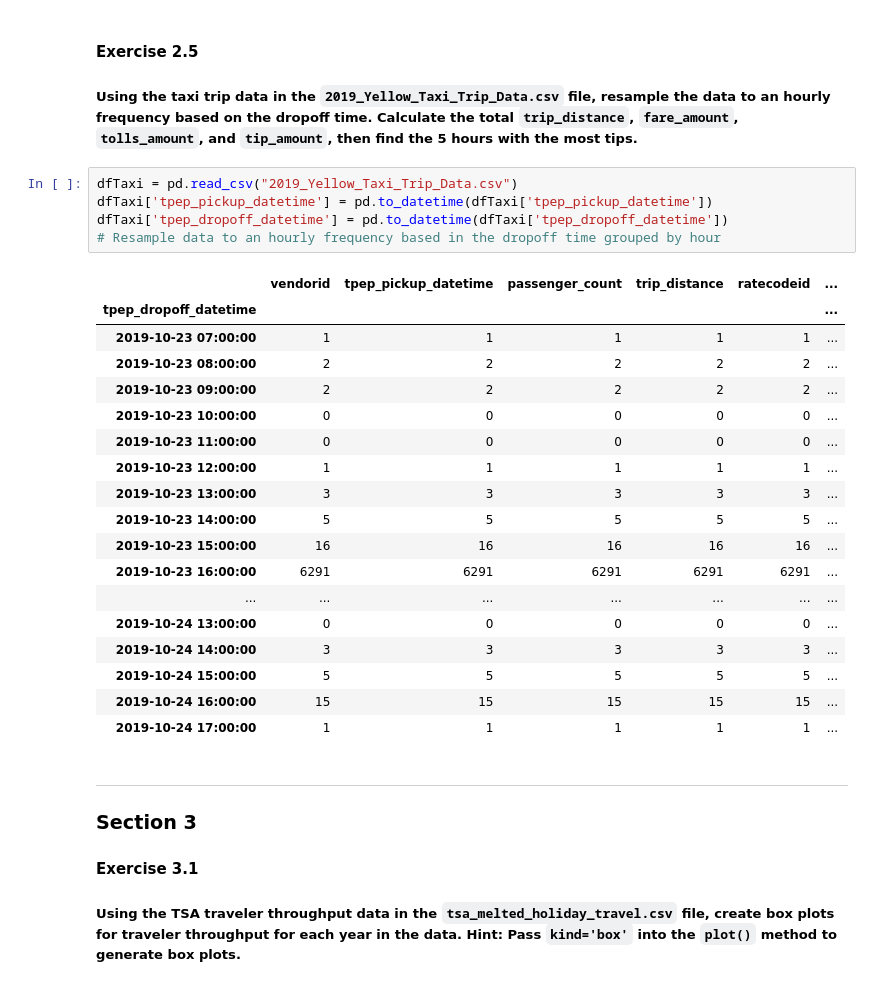
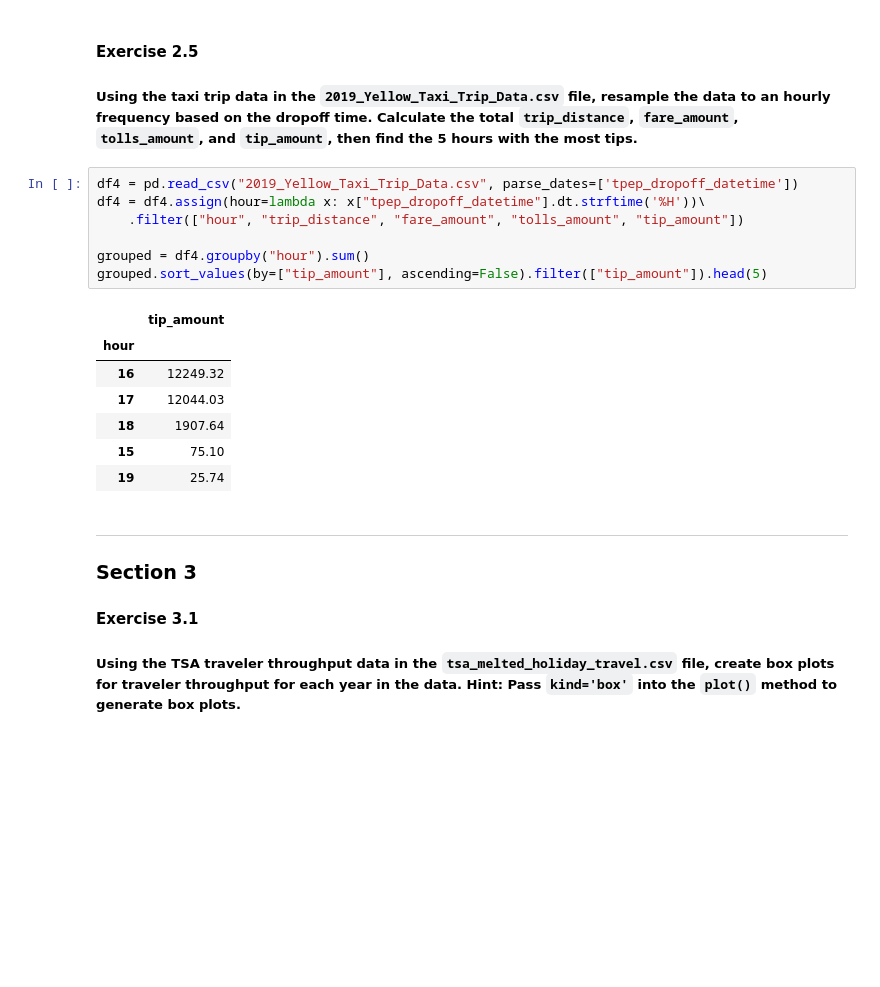
Before and after one commit to aeropagz/data-science, a Jupyter notebook: workbook.ipynb, the cells around one changed output. Saved outputs shown, nothing was run; the diff lists cells and outputs as text; blank space fills up the shorter version.

```diff
--- a/workbook.ipynb
+++ b/workbook.ipynb
@@ -153,29 +153,20 @@ grouped
 #### Exercise 2.5
 ##### Using the taxi trip data in the `2019_Yellow_Taxi_Trip_Data.csv` file, resample the data to an hourly frequency based on the dropoff time. Calculate the total `trip_distance`, `fare_amount`, `tolls_amount`, and `tip_amount`, then find the 5 hours with the most tips.
 # %%
-dfTaxi = pd.read_csv("2019_Yellow_Taxi_Trip_Data.csv")
-dfTaxi['tpep_pickup_datetime'] = pd.to_datetime(dfTaxi['tpep_pickup_datetime'])
-dfTaxi['tpep_dropoff_datetime'] = pd.to_datetime(dfTaxi['tpep_dropoff_datetime'])
-# Resample data to an hourly frequency based in the dropoff time grouped by hour
+df4 = pd.read_csv("2019_Yellow_Taxi_Trip_Data.csv", parse_dates=['tpep_dropoff_datetime'])
+df4 = df4.assign(hour=lambda x: x["tpep_dropoff_datetime"].dt.strftime('%H'))\
+    .filter(["hour", "trip_distance", "fare_amount", "tolls_amount", "tip_amount"])
+
+grouped = df4.groupby("hour").sum()
+grouped.sort_values(by=["tip_amount"], ascending=False).filter(["tip_amount"]).head(5)
 # %% [output]
-|  | vendorid | tpep_pickup_datetime | passenger_count | trip_distance | ratecodeid | ... |
-| tpep_dropoff_datetime |  |  |  |  |  | ... |
-| 2019-10-23 07:00:00 | 1 | 1 | 1 | 1 | 1 | ... |
-| 2019-10-23 08:00:00 | 2 | 2 | 2 | 2 | 2 | ... |
-| 2019-10-23 09:00:00 | 2 | 2 | 2 | 2 | 2 | ... |
-| 2019-10-23 10:00:00 | 0 | 0 | 0 | 0 | 0 | ... |
-| 2019-10-23 11:00:00 | 0 | 0 | 0 | 0 | 0 | ... |
-| 2019-10-23 12:00:00 | 1 | 1 | 1 | 1 | 1 | ... |
-| 2019-10-23 13:00:00 | 3 | 3 | 3 | 3 | 3 | ... |
-| 2019-10-23 14:00:00 | 5 | 5 | 5 | 5 | 5 | ... |
-| 2019-10-23 15:00:00 | 16 | 16 | 16 | 16 | 16 | ... |
-| 2019-10-23 16:00:00 | 6291 | 6291 | 6291 | 6291 | 6291 | ... |
-| ... | ... | ... | ... | ... | ... | ... |
-| 2019-10-24 13:00:00 | 0 | 0 | 0 | 0 | 0 | ... |
-| 2019-10-24 14:00:00 | 3 | 3 | 3 | 3 | 3 | ... |
-| 2019-10-24 15:00:00 | 5 | 5 | 5 | 5 | 5 | ... |
-| 2019-10-24 16:00:00 | 15 | 15 | 15 | 15 | 15 | ... |
-| 2019-10-24 17:00:00 | 1 | 1 | 1 | 1 | 1 | ... |
+|  | tip_amount |
+| hour |  |
+| 16 | 12249.32 |
+| 17 | 12044.03 |
+| 18 | 1907.64 |
+| 15 | 75.10 |
+| 19 | 25.74 |
 # %% [markdown]
 ---
 
```
Also changed, not shown: parts of 3 cells of this notebook, 2 other files.
